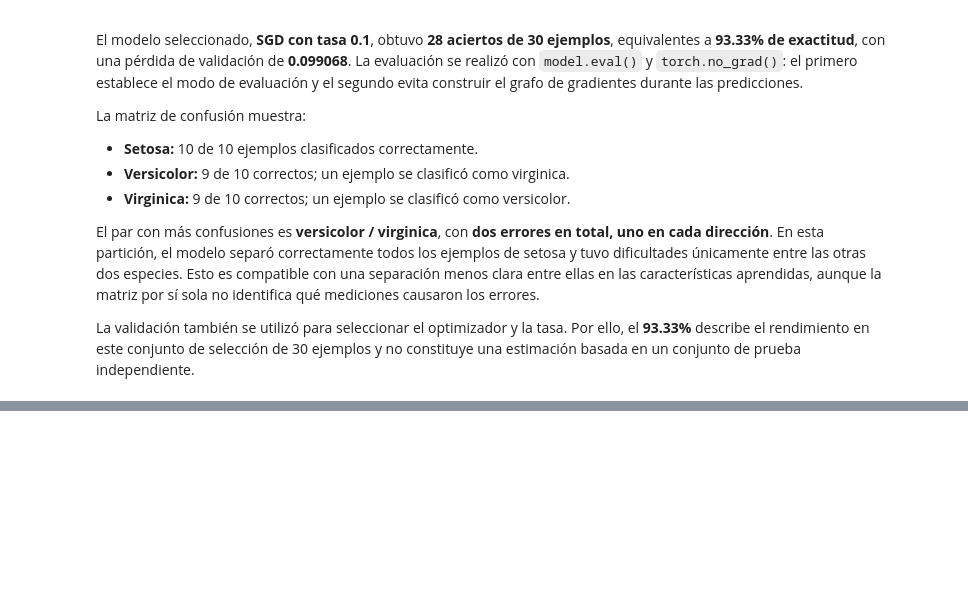
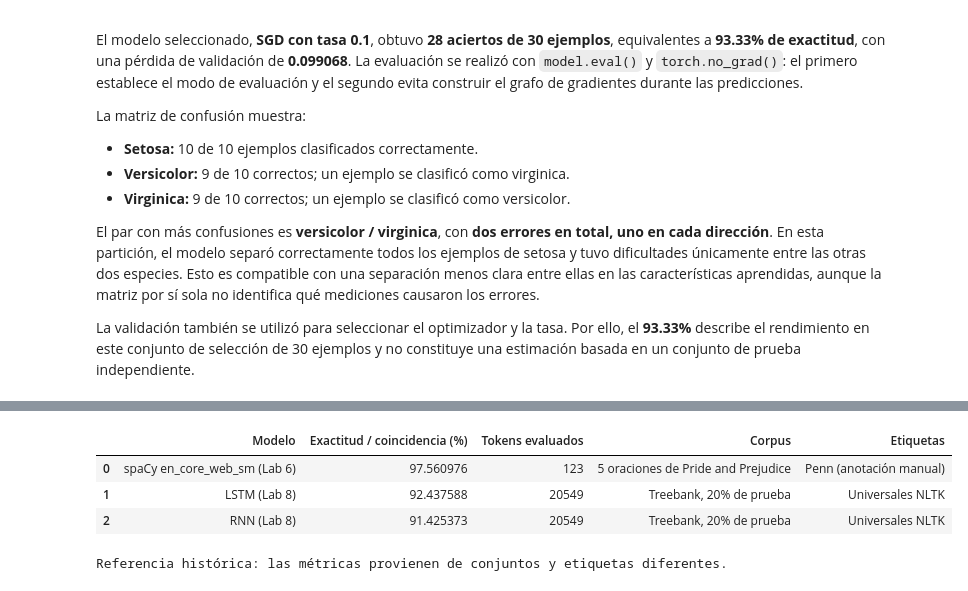
Before and after one commit to Jtanchezz/NLP, a Jupyter notebook: Lab8/lab8.ipynb, the cells around one changed output, grey strips where cells are left out. Saved outputs shown, nothing was run; the diff lists cells and outputs as text; code cells hidden in the pictures; blank space fills up the shorter version.

```diff
--- a/Lab8/lab8.ipynb
+++ b/Lab8/lab8.ipynb
@@ -828,0 +1273,19 @@ La validación también se utilizó para seleccionar el optimizador y la tasa. P
+# %%
+comparacion_lab6_pos = pd.DataFrame([
+    {"Modelo": "spaCy en_core_web_sm (Lab 6)", "Exactitud / coincidencia (%)": 120 / 123 * 100,
+     "Tokens evaluados": 123, "Corpus": "5 oraciones de Pride and Prejudice",
+     "Etiquetas": "Penn (anotación manual)"},
+    *[{"Modelo": tipo + " (Lab 8)",
+       "Exactitud / coincidencia (%)": datos["metricas"]["exactitud"] * 100,
+       "Tokens evaluados": datos["metricas"]["tokens"], "Corpus": "Treebank, 20% de prueba",
+       "Etiquetas": "Universales NLTK"}
+      for tipo, datos in resultados_pos.items()]
+])
+display(comparacion_lab6_pos)
+print("Referencia histórica: las métricas provienen de conjuntos y etiquetas diferentes.")
+# %% [output]
+|  | Modelo | Exactitud / coincidencia (%) | Tokens evaluados | Corpus | Etiquetas |
+| 0 | spaCy en_core_web_sm (Lab 6) | 97.560976 | 123 | 5 oraciones de Pride and Prejudice | Penn (anotación manual) |
+| 1 | LSTM (Lab 8) | 92.437588 | 20549 | Treebank, 20% de prueba | Universales NLTK |
+| 2 | RNN (Lab 8) | 91.425373 | 20549 | Treebank, 20% de prueba | Universales NLTK |
+Referencia histórica: las métricas provienen de conjuntos y etiquetas diferentes.
```
Also changed, not shown: parts of 19 cells of this notebook, 1 other file.
